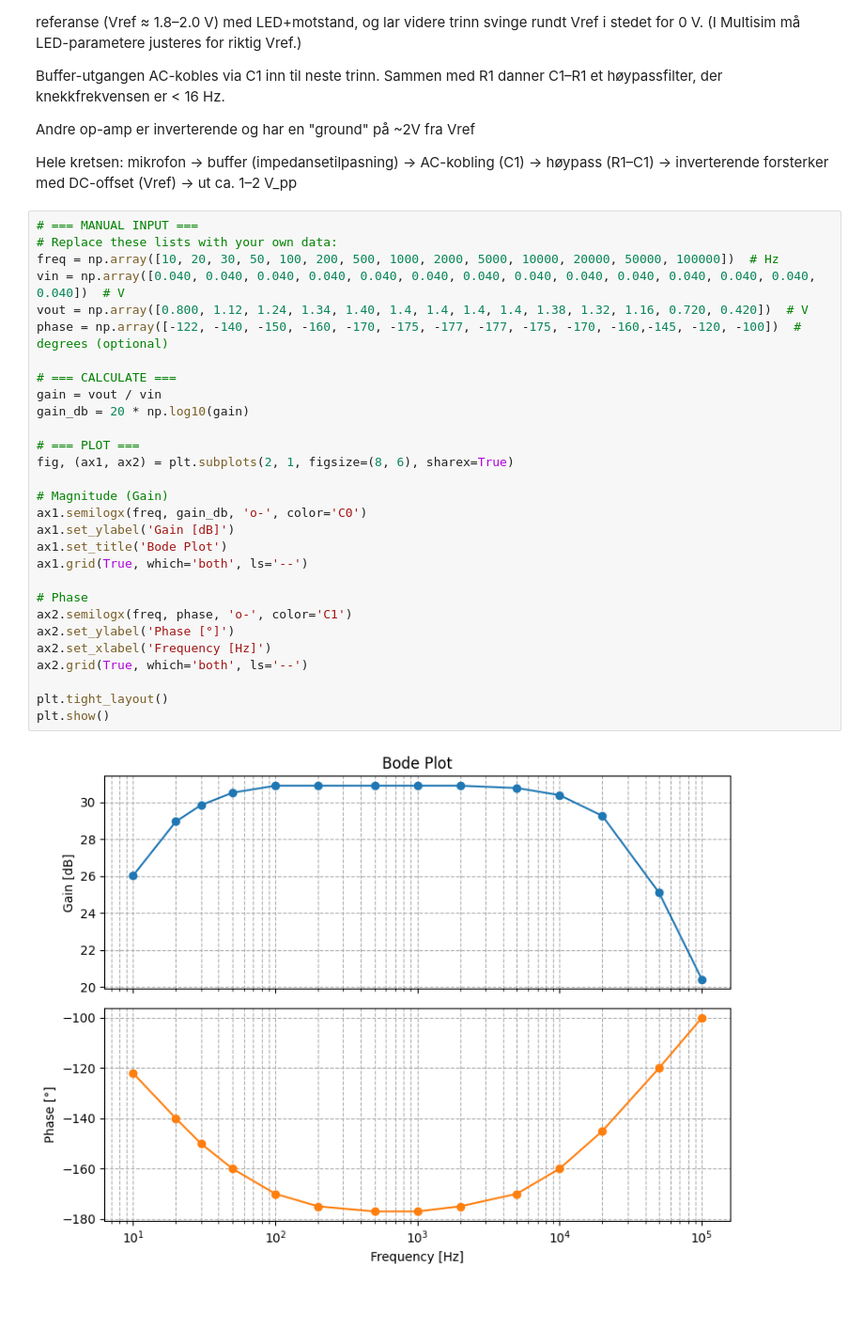
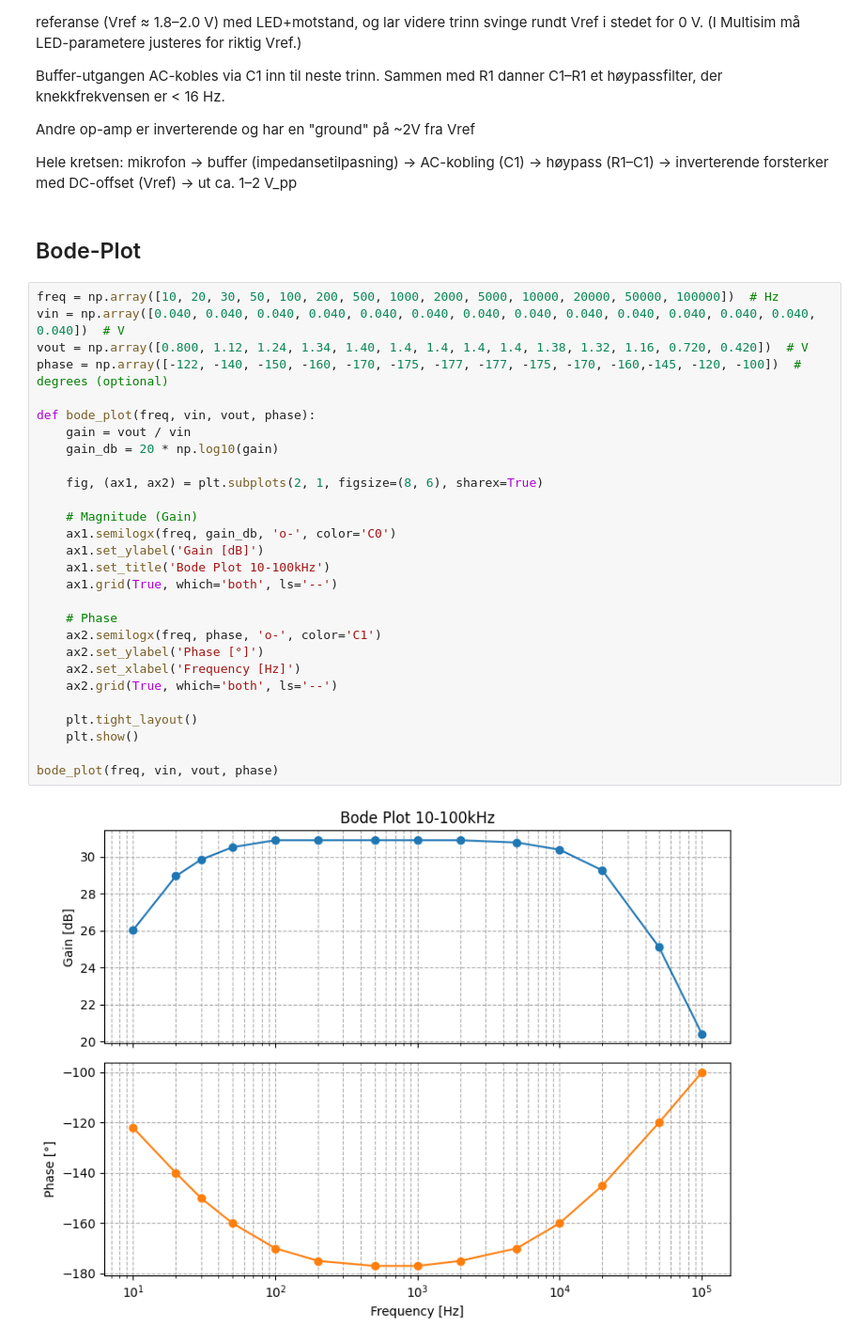
Before and after one commit to Casparrothing/Lab_tfy4185, a Jupyter notebook: lab_tfy4185.ipynb, the cells around one changed output. Shown at 94% size. Drawn from its saved outputs; the diff is of its cells as text; blank space fills up the shorter version.

Commit message:
Bode plot task 2

```diff
--- a/lab_tfy4185.ipynb
+++ b/lab_tfy4185.ipynb
@@ -18,34 +18,35 @@ Andre op-amp er inverterende og har en "ground" på ~2V fra Vref
 
 Hele kretsen:
 mikrofon → buffer (impedansetilpasning) → AC-kobling (C1) → høypass (R1–C1) → inverterende forsterker med DC-offset (Vref) → ut ca. 1–2 V_pp
+# %% [markdown]
+## Bode-Plot
 # %%
-# === MANUAL INPUT ===
-# Replace these lists with your own data:
 freq = np.array([10, 20, 30, 50, 100, 200, 500, 1000, 2000, 5000, 10000, 20000, 50000, 100000])  # Hz
 vin = np.array([0.040, 0.040, 0.040, 0.040, 0.040, 0.040, 0.040, 0.040, 0.040, 0.040, 0.040, 0.040, 0.040, 0.040])  # V
 vout = np.array([0.800, 1.12, 1.24, 1.34, 1.40, 1.4, 1.4, 1.4, 1.4, 1.38, 1.32, 1.16, 0.720, 0.420])  # V
 phase = np.array([-122, -140, -150, -160, -170, -175, -177, -177, -175, -170, -160,-145, -120, -100])  # degrees (optional)
 
-# === CALCULATE ===
-gain = vout / vin
-gain_db = 20 * np.log10(gain)
+def bode_plot(freq, vin, vout, phase):
+    gain = vout / vin
+    gain_db = 20 * np.log10(gain)
 
-# === PLOT ===
-fig, (ax1, ax2) = plt.subplots(2, 1, figsize=(8, 6), sharex=True)
+    fig, (ax1, ax2) = plt.subplots(2, 1, figsize=(8, 6), sharex=True)
 
-# Magnitude (Gain)
-ax1.semilogx(freq, gain_db, 'o-', color='C0')
-ax1.set_ylabel('Gain [dB]')
-ax1.set_title('Bode Plot')
-ax1.grid(True, which='both', ls='--')
+    # Magnitude (Gain)
+    ax1.semilogx(freq, gain_db, 'o-', color='C0')
+    ax1.set_ylabel('Gain [dB]')
+    ax1.set_title('Bode Plot 10-100kHz')
+    ax1.grid(True, which='both', ls='--')
 
-# Phase
-ax2.semilogx(freq, phase, 'o-', color='C1')
-ax2.set_ylabel('Phase [°]')
-ax2.set_xlabel('Frequency [Hz]')
-ax2.grid(True, which='both', ls='--')
+    # Phase
+    ax2.semilogx(freq, phase, 'o-', color='C1')
+    ax2.set_ylabel('Phase [°]')
+    ax2.set_xlabel('Frequency [Hz]')
+    ax2.grid(True, which='both', ls='--')
 
-plt.tight_layout()
-plt.show()
+    plt.tight_layout()
+    plt.show()
+
+bode_plot(freq, vin, vout, phase)
 # %% [output]
-[figure, old version]
+[figure, new version]
```
Also changed, not shown: parts of 2 cells of this notebook.
